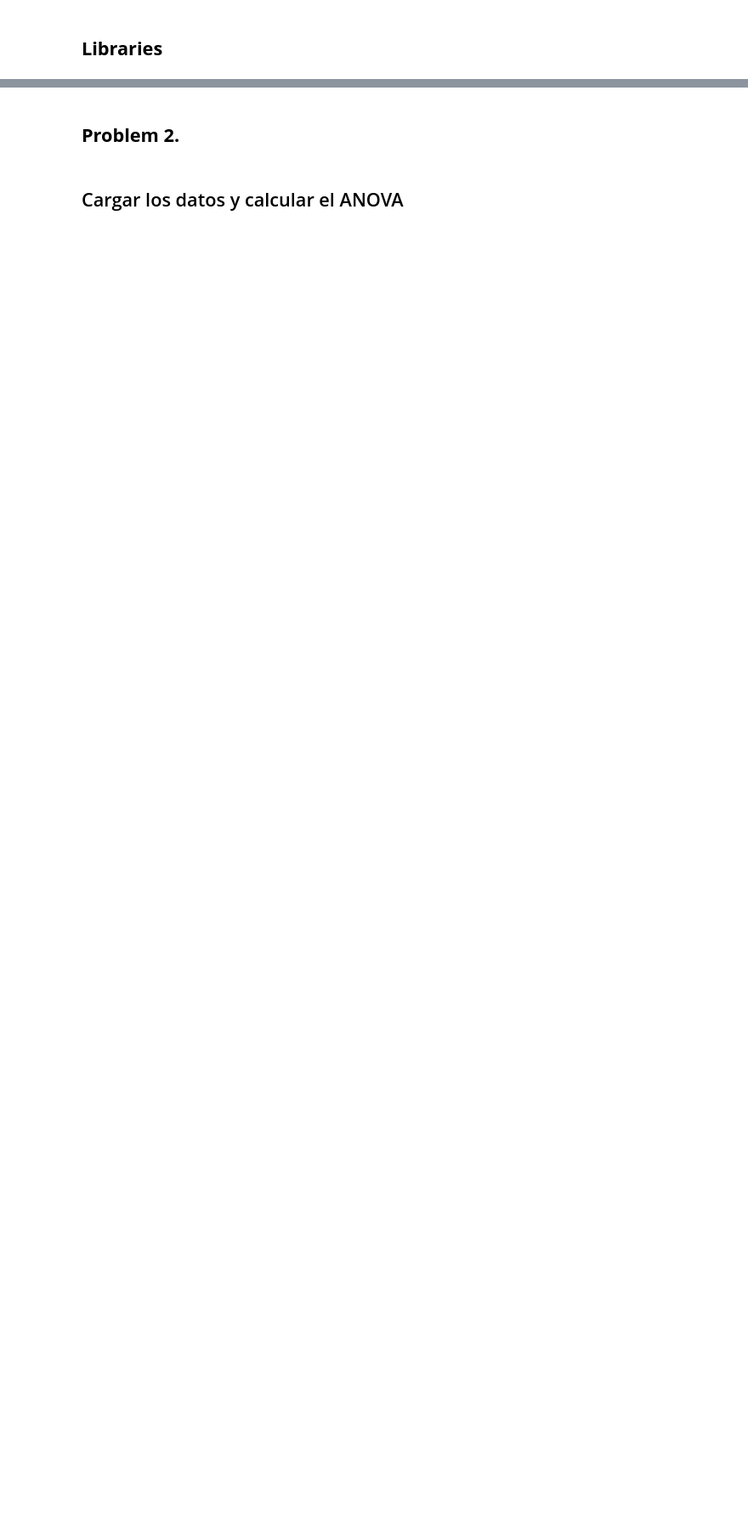
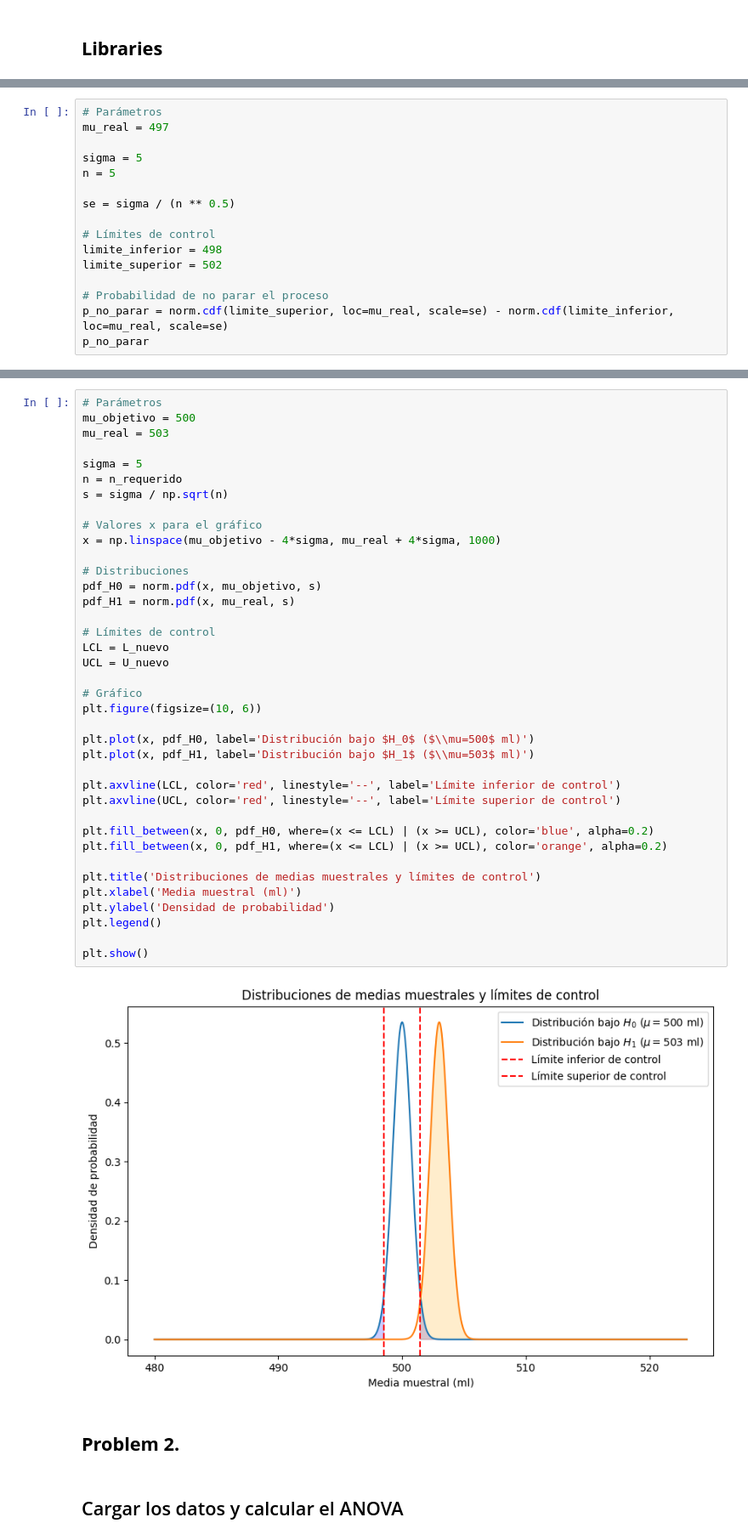
Before and after one commit to JuanRuizIng/Inference_and_statistical_modeling, a Jupyter notebook: notebooks/002_statisticsProblem.ipynb, the cells around one changed output, grey strips where cells are left out. Shown at 85% size. Cells and saved outputs as stored; diff of their text form; blank space fills up the shorter version.

```diff
--- a/notebooks/002_statisticsProblem.ipynb
+++ b/notebooks/002_statisticsProblem.ipynb
@@ -8,0 +151,16 @@ import statsmodels.api as sm
+# %%
+# Parámetros
+mu_real = 497
+
+sigma = 5
+n = 5
+
+se = sigma / (n ** 0.5)
+
+# Límites de control
+limite_inferior = 498
+limite_superior = 502
+
+# Probabilidad de no parar el proceso
+p_no_parar = norm.cdf(limite_superior, loc=mu_real, scale=se) - norm.cdf(limite_inferior, loc=mu_real, scale=se)
+p_no_parar
@@ -9,3 +306,43 @@ import statsmodels.api as sm
+# %%
+# Parámetros
+mu_objetivo = 500
+mu_real = 503
+
+sigma = 5
+n = n_requerido
+s = sigma / np.sqrt(n)
+
+# Valores x para el gráfico
+x = np.linspace(mu_objetivo - 4*sigma, mu_real + 4*sigma, 1000)
+
+# Distribuciones
+pdf_H0 = norm.pdf(x, mu_objetivo, s)
+pdf_H1 = norm.pdf(x, mu_real, s)
+
+# Límites de control
+LCL = L_nuevo
+UCL = U_nuevo
+
+# Gráfico
+plt.figure(figsize=(10, 6))
+
+plt.plot(x, pdf_H0, label='Distribución bajo $H_0$ ($\\mu=500$ ml)')
+plt.plot(x, pdf_H1, label='Distribución bajo $H_1$ ($\\mu=503$ ml)')
+
+plt.axvline(LCL, color='red', linestyle='--', label='Límite inferior de control')
+plt.axvline(UCL, color='red', linestyle='--', label='Límite superior de control')
+
+plt.fill_between(x, 0, pdf_H0, where=(x <= LCL) | (x >= UCL), color='blue', alpha=0.2)
+plt.fill_between(x, 0, pdf_H1, where=(x <= LCL) | (x >= UCL), color='orange', alpha=0.2)
+
+plt.title('Distribuciones de medias muestrales y límites de control')
+plt.xlabel('Media muestral (ml)')
+plt.ylabel('Densidad de probabilidad')
+plt.legend()
+
+plt.show()
+# %% [output]
+[figure, added]
 # %% [markdown]
 ## **Problem 2.**
 # %% [markdown]
```
Also changed, not shown: parts of 25 cells of this notebook, 1 other file.
